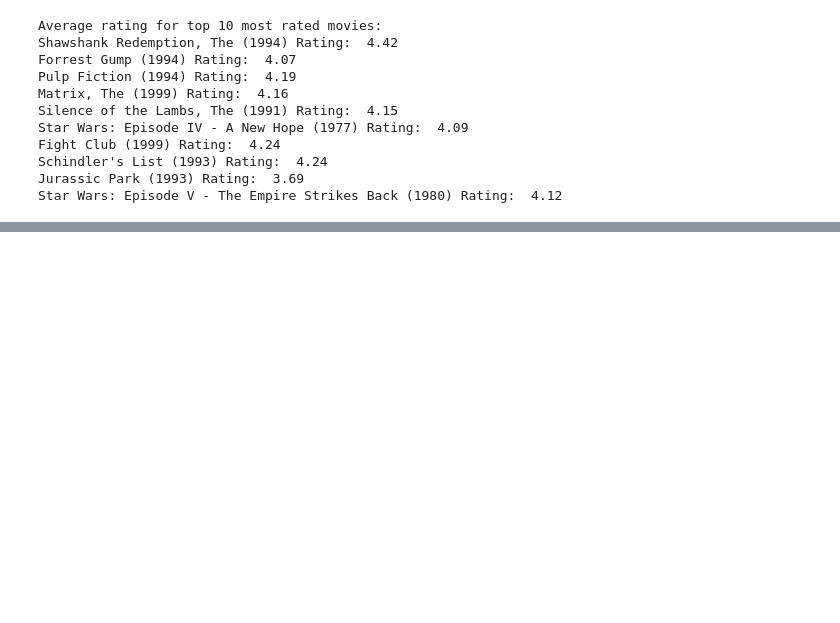
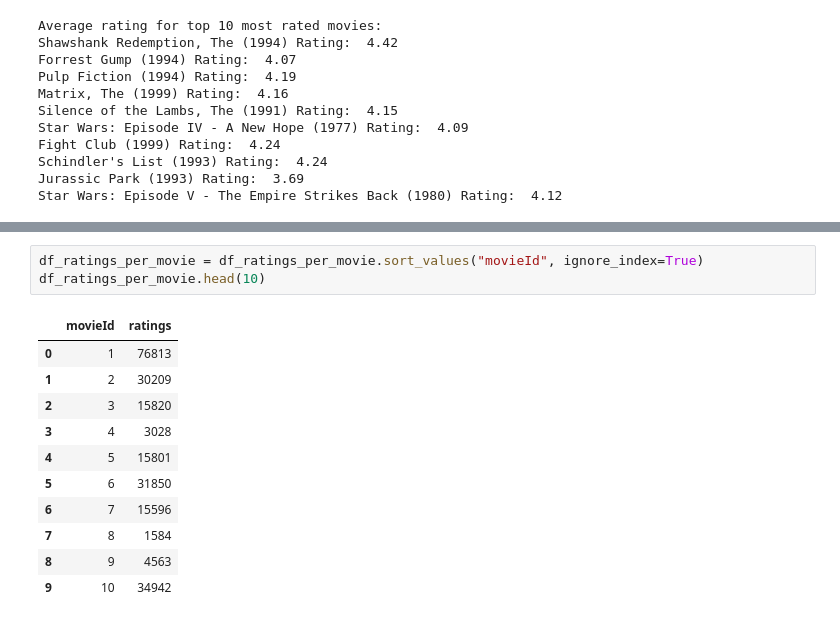
Before and after one commit to LordOfTurtles/AI-Erik-Johansson-OPA23, a Jupyter notebook: labs/labb1.ipynb, the cells around one changed output, grey strips where cells are left out. Drawn from its saved outputs; the diff is of its cells as text; blank space fills up the shorter version.

```diff
--- a/labs/labb1.ipynb
+++ b/labs/labb1.ipynb
@@ -197,0 +195,15 @@ ax.tick_params(colors="gray")
+# %%
+df_ratings_per_movie = df_ratings_per_movie.sort_values("movieId", ignore_index=True)
+df_ratings_per_movie.head(10)
+# %% [output]
+|  | movieId | ratings |
+| 0 | 1 | 76813 |
+| 1 | 2 | 30209 |
+| 2 | 3 | 15820 |
+| 3 | 4 | 3028 |
+| 4 | 5 | 15801 |
+| 5 | 6 | 31850 |
+| 6 | 7 | 15596 |
+| 7 | 8 | 1584 |
+| 8 | 9 | 4563 |
+| 9 | 10 | 34942 |
```
Also changed, not shown: parts of 15 cells of this notebook.
